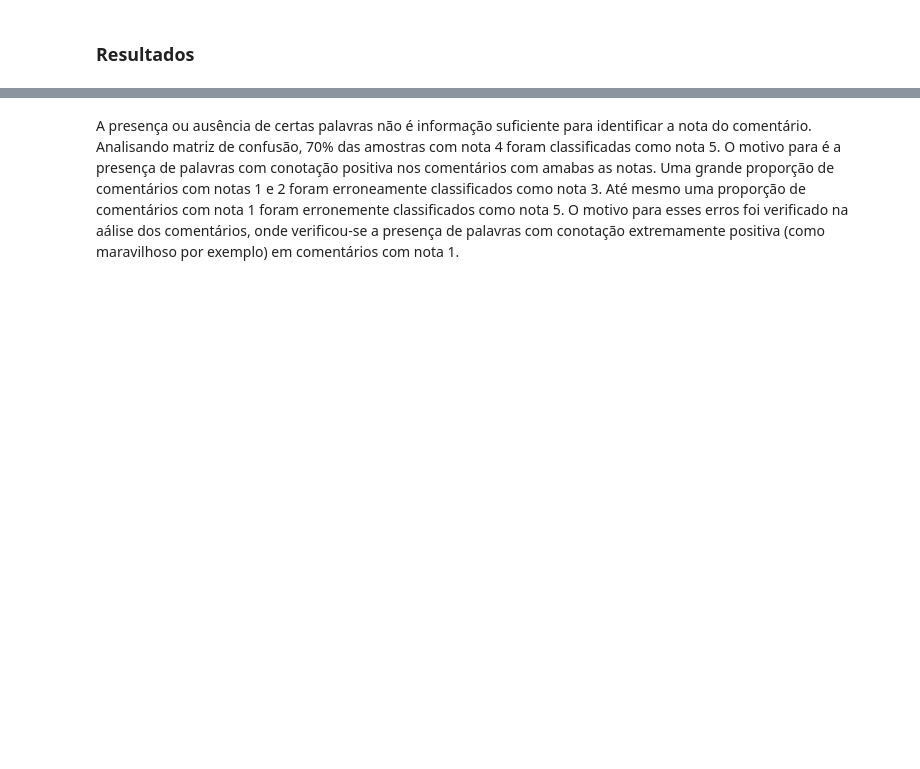
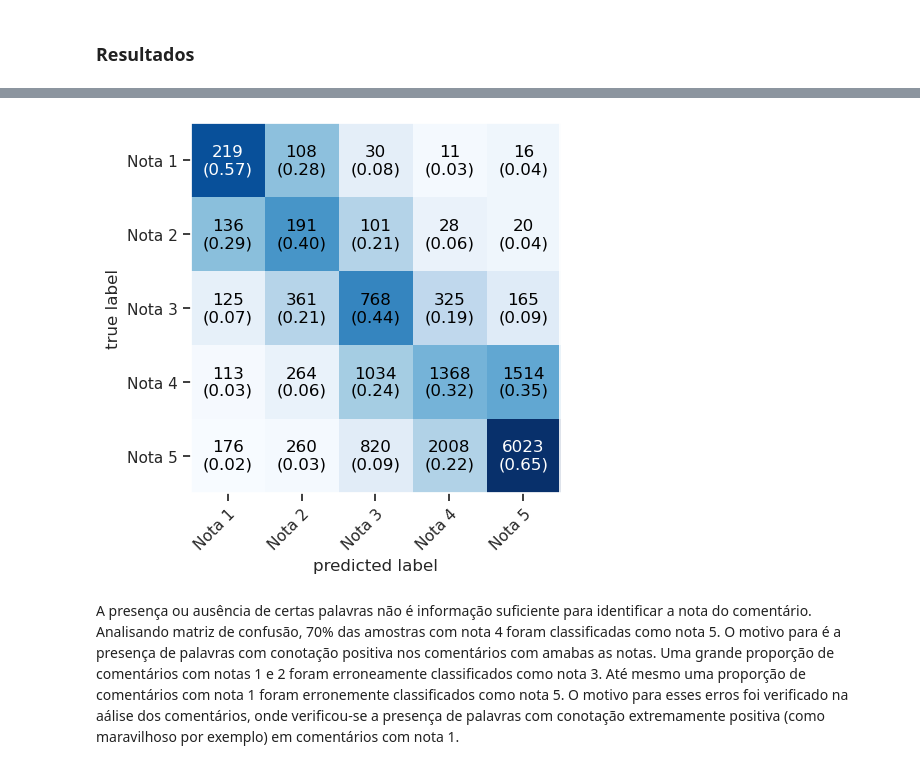
Before and after one commit to RodolfoPCruz/trip_advisor, a Jupyter notebook: trip_advisor.ipynb, the cells around one changed output, grey strips where cells are left out. Saved outputs shown, nothing was run; the diff lists cells and outputs as text; code cells hidden in the pictures; blank space fills up the shorter version.

```diff
--- a/trip_advisor.ipynb
+++ b/trip_advisor.ipynb
@@ -1450,3 +1475,22 @@ comparativo_balanced_acc['complete_dataset']=balanced_accuracy_score(np.argmax(y
+# %%
+def plotar_confusion_matrix(modelo_complete,
+                            modelo_weighted,modelo_undersampled,
+                            x,y,title,classes):
+
+    fig,axis=plt.subplots(nrows=1,ncols=3)
+    y_pred_complete    =modelo_complete.predict(x)
+    y_pred_undersampled=modelo_undersampled.predict(x)
+    y_pred_weighted    =modelo_weighted.predict(x)
+
+    cm=confusion_matrix(np.argmax(y_true,axis=1),np.argmax(y_pred,axis=1))
+    disp=plot_confusion_matrix(conf_mat= cm,
+                                colorbar=False,
+                                show_absolute=True,
+                                show_normed=True,
+                                class_names=classes)
+    disp.ax_.set_title(title)
+    print(title)
+    print(disp.confusion_matrix)
 # %% [markdown]
 ### Lidando com Dataset Desbalanceado
 # %% [markdown]
@@ -1649,2 +1689,0 @@ resultados
-# %%
-classes=['Nota 1','Nota 2', 'Nota 3', 'Nota 4', 'Nota 5']
@@ -1666,0 +1697,4 @@ plot_confusion_matrix(conf_mat= cm_notas,
+# %%
+#Undersampled
+plotar_confusion_matrix(MLP_notas_undersampled_dataset,x_MLP_teste_numerico,y_teste_encoded,classes)
+# %% [output]
@@ -1667,3 +1702,4 @@ plot_confusion_matrix(conf_mat= cm_notas,
+[figure, added]
 # %% [markdown]
 A presença ou ausência de certas palavras não é informação suficiente para identificar a nota do comentário. Analisando  matriz de confusão, 70% das amostras com nota 4 foram classificadas como nota 5. O motivo para é a presença de palavras com conotação positiva nos comentários com amabas as notas. Uma grande proporção de comentários com notas 1 e 2 foram erroneamente classificados como nota 3. Até mesmo uma proporção de comentários com nota 1 foram erronemente classificados como nota 5. O motivo para esses erros foi verificado na aálise dos comentários, onde verificou-se a presença de palavras com conotação extremamente positiva (como maravilhoso por exemplo) em comentários com nota 1.
 # %% [markdown]
```
Also changed, not shown: parts of 31 cells of this notebook.
